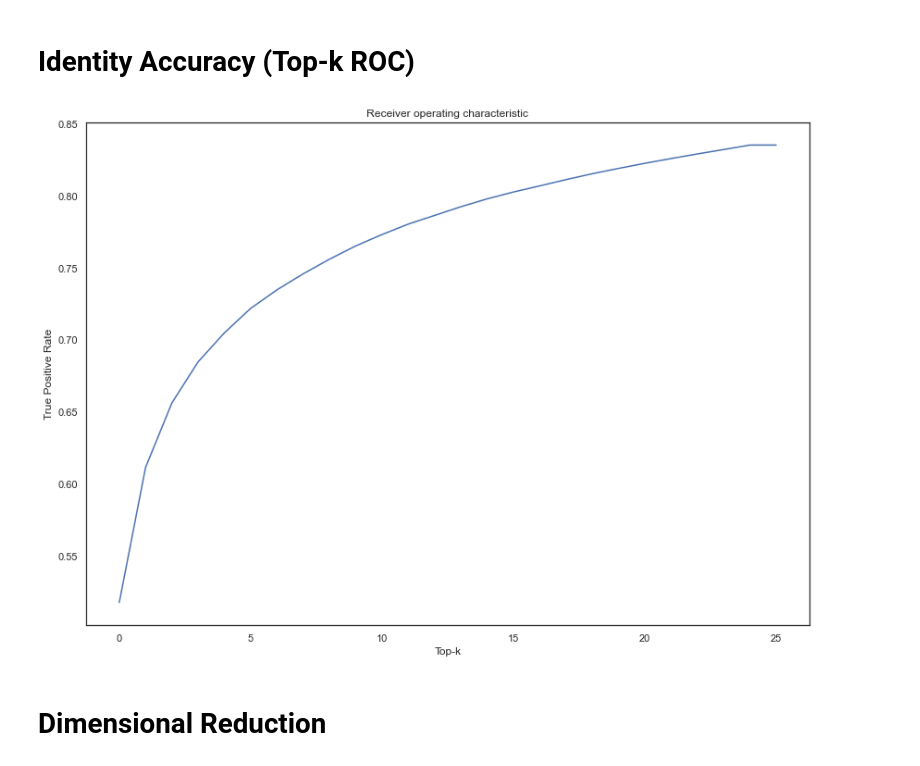
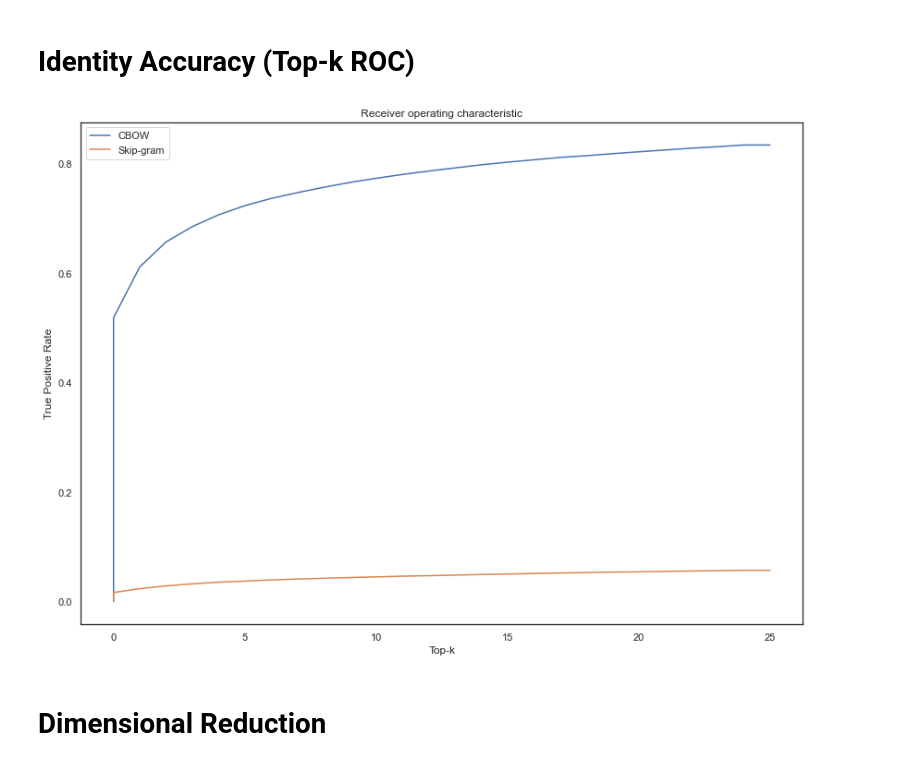
Before and after one commit to jhwaffles/cse6242-team58-project, a Jupyter notebook: embeddings.ipynb, the cells around one changed output. Saved outputs shown, nothing was run; the diff lists cells and outputs as text; code cells hidden in the pictures.

```diff
--- a/embeddings.ipynb
+++ b/embeddings.ipynb
@@ -12,8 +13,9 @@ sns.set(style='white', context='notebook', rc={'figure.figsize':(14,10)})
 logging.basicConfig(format='%(asctime)s : %(levelname)s : %(message)s', level=logging.INFO)
 # %%
 LOAD_FROM_FILE = True
-DATAFRAME_FILE = 'data/flavor_space.pickle'
-MODEL_FILE = 'data/flavor2vec.model'
+DATAFRAME_FILE = 'data/flavor_space.parquet'
+FLAVMOL_FILE = 'data/flavor_mol.parquet'
+MODEL_FILES = {'cbow': 'data/flavor2vec-cbow.model', 'skip': 'data/flavor2vec-skipgram.model'}
 # %% [markdown]
 # Prepare datasets
 # %%
@@ -50,19 +52,20 @@ else:
 # %% [markdown]
 # HyperParameters
 # %%
-MODEL = 0 # PV-DBOW
+MODEL = 'cbow'
 VECTOR_SIZE = 300
 WINDOW_SIZE = df['molecules_count'].max()
 EPOCHS = 40
-DIM_REDUCTION = 2
+DIM_REDUCTION = 3
 # %% [markdown]
 # Train Model
 # %%
 if LOAD_FROM_FILE:
-    model = gensim.models.doc2vec.Doc2Vec.load(MODEL_FILE)
+    model = gensim.models.doc2vec.Doc2Vec.load(MODEL_FILES[MODEL])
 else:
-    model = gensim.models.doc2vec.Doc2Vec(dm=MODEL, vector_size=VECTOR_SIZE, window=WINDOW_SIZE, epochs=EPOCHS)
+    m = {'cbow': 0, 'skip': 1}[MODEL]
+    model = gensim.models.doc2vec.Doc2Vec(dm=m, vector_size=VECTOR_SIZE, window=WINDOW_SIZE, epochs=EPOCHS)
     model.build_vocab(df['mol_doc'])
     model.train(df['mol_doc'], total_examples=model.corpus_count, epochs=model.epochs)
-    model.save(MODEL_FILE)
+    model.save(MODEL_FILES[MODEL])
 # %% [output]
@@ -99,9 +102,7 @@ random_suggestion()
 # %% [markdown]
 # Identity Accuracy (Top-k ROC)
 # %%
-from collections import defaultdict
-
-def roc(df, max_topn=2):
+def roc(df, model, max_topn=2):
     """
     returns: [(k, TPR, FPR)...]
     """
@@ -119,19 +120,30 @@ def roc(df, max_topn=2):
             else:
                 accuracy[t]['fp'] += 1
     return pd.DataFrame(
-        [(i, accuracy[i]['tp']/total, accuracy[i]['fp']/total) for i in range(max_topn+1)],
+        [(0,0,0)]+[(i, accuracy[i]['tp']/total, accuracy[i]['fp']/total) for i in range(max_topn+1)],
         columns=["top-k", "TPR", "FPR"]
     )
 
-roc_df = roc(df, max_topn=25)
+if LOAD_FROM_FILE:
+    cbow_roc = pd.read_parquet('data/cbow_roc.parquet')
+    skip_roc = pd.read_parquet('data/skip_roc.parquet')
+else:
+    cbow = gensim.models.doc2vec.Doc2Vec.load('data/flavor2vec-cbow.model')
+    skipgram = gensim.models.doc2vec.Doc2Vec.load('data/flavor2vec-skipgram.model')
+    cbow_roc = roc(df, cbow, max_topn=25)
+    skip_roc = roc(df, skipgram, max_topn=25)
+    cbow_roc.to_parquet('data/cbow_roc.parquet')
+    skip_roc.to_parquet('data/skip_roc.parquet')
 # %%
-plt.plot(roc_df['top-k'], roc_df['TPR'])
+plt.plot(cbow_roc['top-k'], cbow_roc['TPR'], label='CBOW')
+plt.plot(skip_roc['top-k'], skip_roc['TPR'], label='Skip-gram')
 plt.xlabel("Top-k")
 plt.ylabel("True Positive Rate")
 plt.title("Receiver operating characteristic")
+plt.legend()
 plt.show()
 # %% [output]
-[figure, old version]
+[figure, new version]
 # %% [markdown]
 # Dimensional Reduction
 # %%
```
Also changed, not shown: parts of 53 cells of this notebook.
